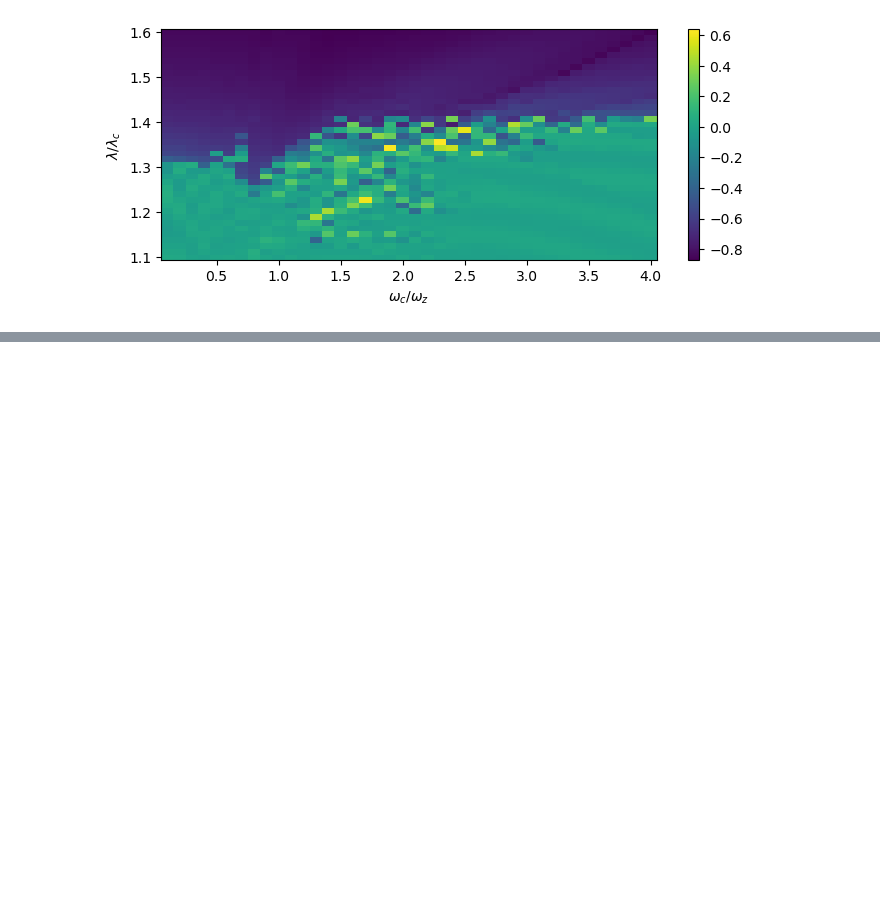
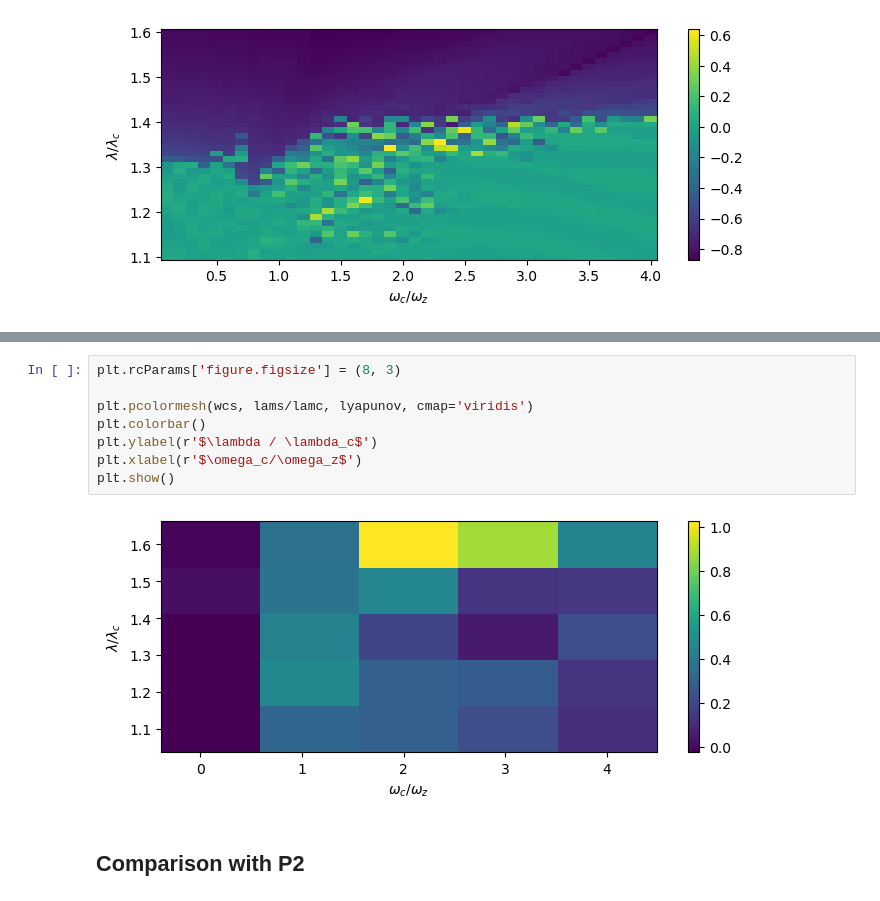
Before and after one commit to chuan97/dicke-dynamics, a Jupyter notebook: non_dissipative.ipynb, the cells around one changed output, grey strips where cells are left out. Drawn from its saved outputs; the diff is of its cells as text; blank space fills up the shorter version.

```diff
--- a/non_dissipative.ipynb
+++ b/non_dissipative.ipynb
@@ -905,0 +1019,12 @@ plt.show()
+# %%
+plt.rcParams['figure.figsize'] = (8, 3)
+
+plt.pcolormesh(wcs, lams/lamc, lyapunov, cmap='viridis')
+plt.colorbar()
+plt.ylabel(r'$\lambda / \lambda_c$')
+plt.xlabel(r'$\omega_c/\omega_z$')
+plt.show()
+# %% [output]
+[figure, added]
+# %% [markdown]
+## Comparison with P2
```
Also changed, not shown: parts of 9 cells of this notebook.
